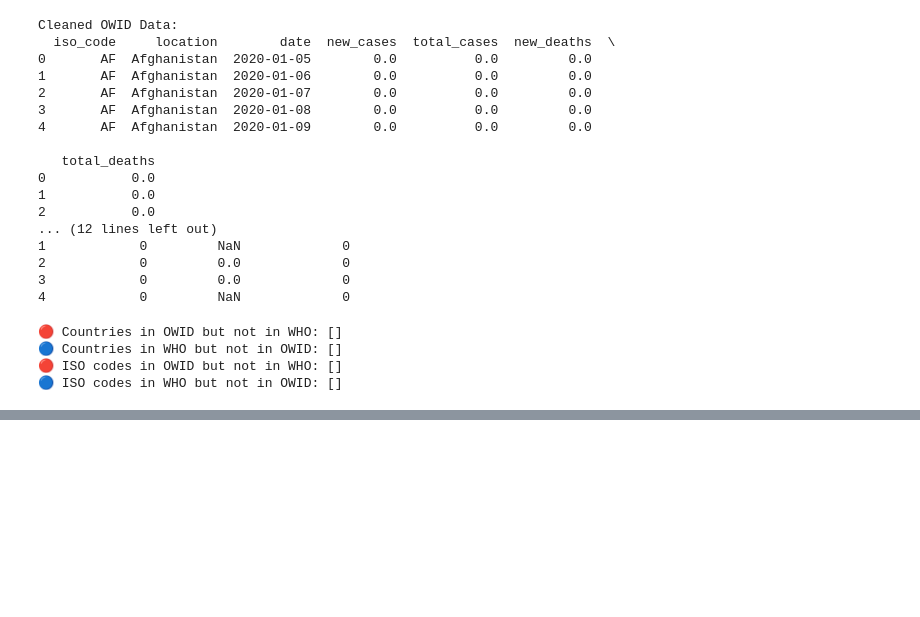
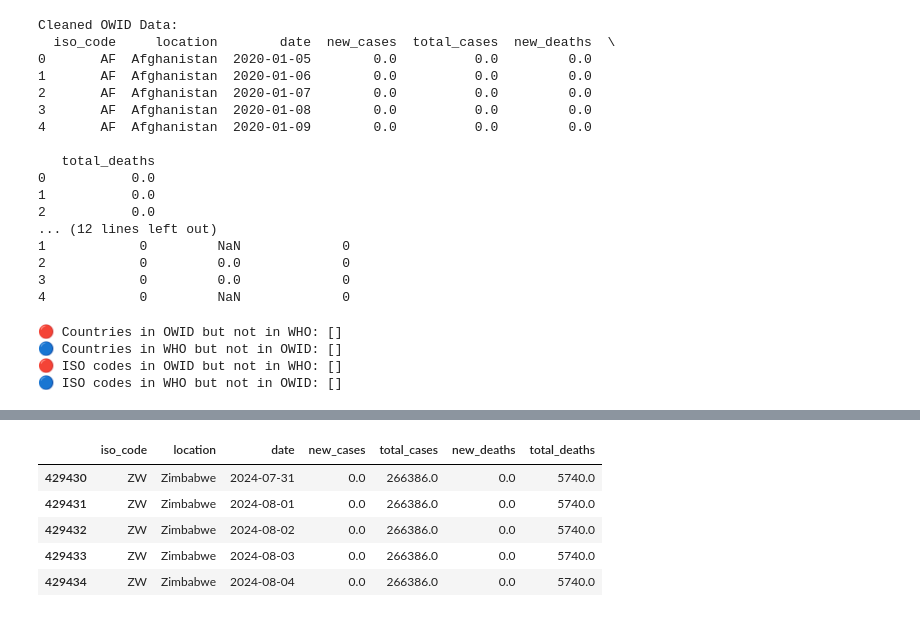
Before and after one commit to yeadkhail/ML_Project_CSE_4621, a Jupyter notebook: cleaning_process_of_datasets.ipynb, the cells around one changed output, grey strips where cells are left out. Saved outputs shown, nothing was run; the diff lists cells and outputs as text; code cells hidden in the pictures; blank space fills up the shorter version.

Commit message:
Changed the cleaned datasets and fixed some mistakes

```diff
--- a/cleaning_process_of_datasets.ipynb
+++ b/cleaning_process_of_datasets.ipynb
@@ -241,0 +266,9 @@ who_sel.to_csv("cleaned_who_data.csv", index=False)
+# %%
+owid_sel_cleaned.tail()
+# %% [output]
+|  | iso_code | location | date | new_cases | total_cases | new_deaths | total_deaths |
+| 429430 | ZW | Zimbabwe | 2024-07-31 | 0.0 | 266386.0 | 0.0 | 5740.0 |
+| 429431 | ZW | Zimbabwe | 2024-08-01 | 0.0 | 266386.0 | 0.0 | 5740.0 |
+| 429432 | ZW | Zimbabwe | 2024-08-02 | 0.0 | 266386.0 | 0.0 | 5740.0 |
+| 429433 | ZW | Zimbabwe | 2024-08-03 | 0.0 | 266386.0 | 0.0 | 5740.0 |
+| 429434 | ZW | Zimbabwe | 2024-08-04 | 0.0 | 266386.0 | 0.0 | 5740.0 |
```
Also changed, not shown: parts of 6 cells of this notebook, 3 other files.
